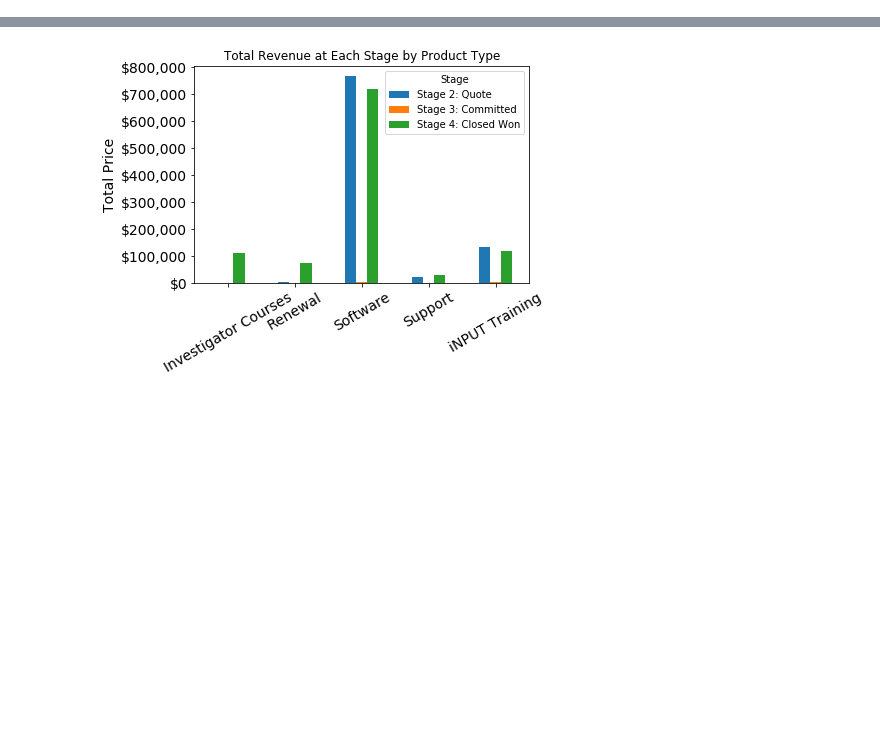
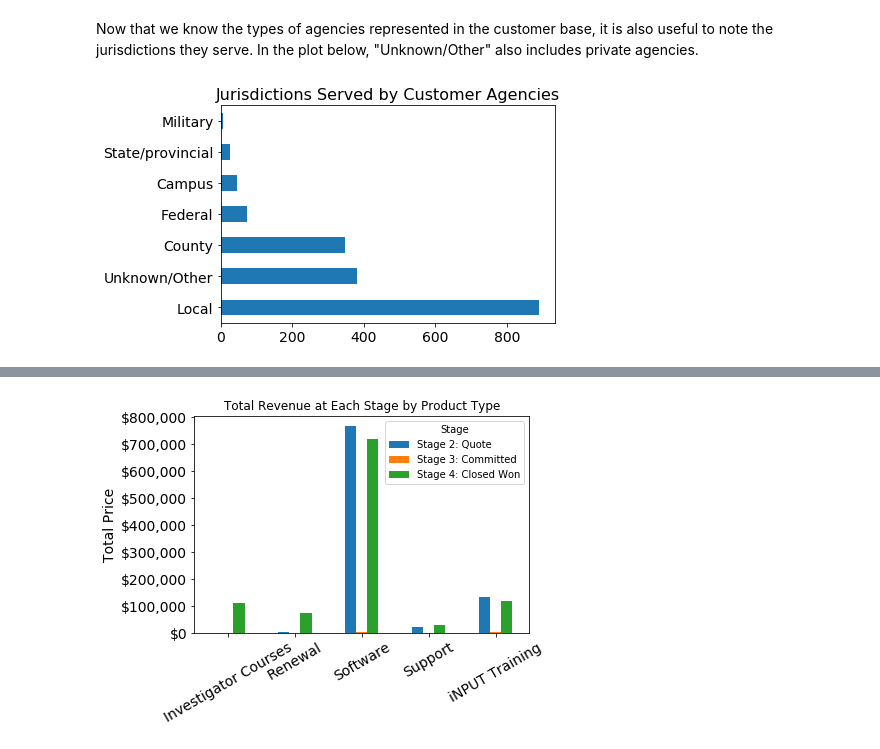
Before and after one commit to tefoneill/Thinkful-Data-Science-Bootcamp, a Jupyter notebook: iNPUT-ACE Notes.ipynb, the cells around one changed output, grey strips where cells are left out. Cells and saved outputs as stored; diff of their text form; code cells hidden in the pictures; blank space fills up the shorter version.

```diff
--- a/iNPUT-ACE Notes.ipynb
+++ b/iNPUT-ACE Notes.ipynb
@@ -216,0 +249,10 @@ plt.show()
+# %% [markdown]
+Now that we know the types of agencies represented in the customer base, it is also useful to note the jurisdictions they serve. In the plot below, "Unknown/Other" also includes private agencies.
+# %%
+#Plot the frequencies of the different jurisdictions served by agencies in the customer base.
+
+agencies['jurisdiction'].value_counts().plot(kind='barh', fontsize=14)
+plt.title('Jurisdictions Served by Customer Agencies', fontsize=16)
+plt.show()
+# %% [output]
+[figure, added]
```
Also changed, not shown: parts of 90 cells of this notebook.
